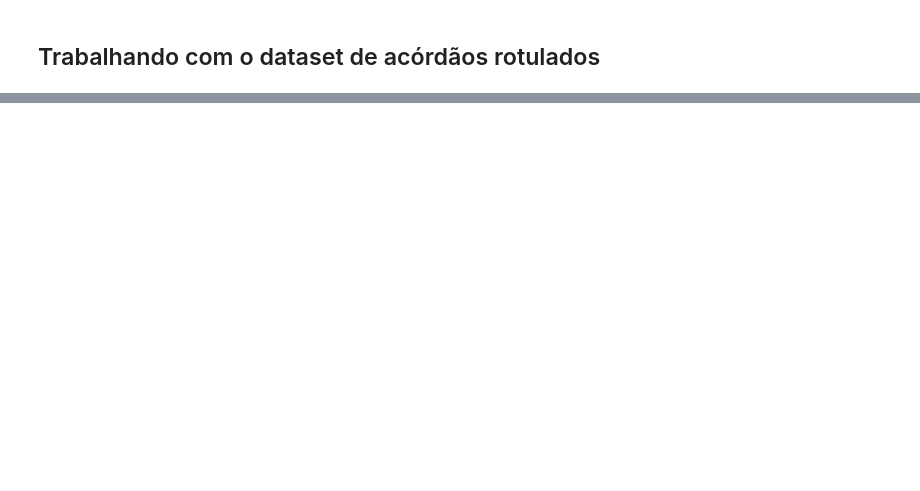
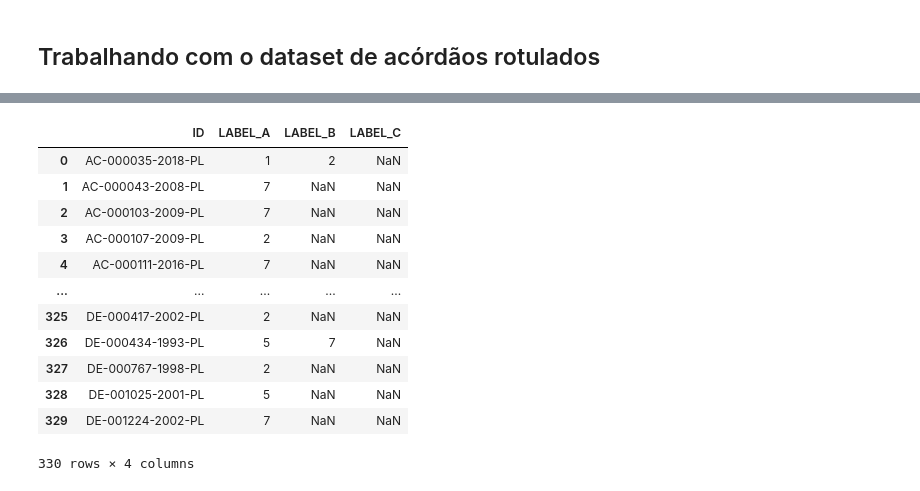
Before and after one commit to wmodanez/acordaos, a Jupyter notebook: 01 - Create dataset.ipynb, the cells around one changed output, grey strips where cells are left out. Cells and saved outputs as stored; diff of their text form; code cells hidden in the pictures; blank space fills up the shorter version.

Commit message:
Novo notebook contendo a base de dados importada da Fernanda

```diff
--- a/01 - Create dataset.ipynb
+++ b/01 - Create dataset.ipynb
@@ -296,0 +169,3 @@ Duration: 0:00:22.172912
+# %%
+df_rotulados = pd.read_csv('dados/AC_CLASS_IMPORT.csv', sep=';', encoding='iso-8859-1')
+df_rotulados.info()
@@ -296,0 +184,14 @@ Duration: 0:00:22.172912
+# %%
+df_rotulados.rename(columns={'NUMACORDAO': 'ID'}, inplace=True)
+
+df_rotulados.fillna(0, inplace=True)
+
+df_rotulados.LABEL_A = df_rotulados.LABEL_A.astype(str)
+
+df_rotulados.LABEL_B = df_rotulados.LABEL_B.astype(int).astype(str)
+df_rotulados.loc[df_rotulados.LABEL_B == '0', 'LABEL_B'] = np.NaN
+
+df_rotulados.LABEL_C = df_rotulados.LABEL_C.astype(int).astype(str)
+df_rotulados.loc[df_rotulados.LABEL_C == '0', 'LABEL_C'] = np.NaN
+
+df_rotulados.info()
@@ -296,0 +210,16 @@ Duration: 0:00:22.172912
+# %%
+df_rotulados
+# %% [output]
+|  | ID | LABEL_A | LABEL_B | LABEL_C |
+| 0 | AC-000035-2018-PL | 1 | 2 | NaN |
+| 1 | AC-000043-2008-PL | 7 | NaN | NaN |
+| 2 | AC-000103-2009-PL | 7 | NaN | NaN |
+| 3 | AC-000107-2009-PL | 2 | NaN | NaN |
+| 4 | AC-000111-2016-PL | 7 | NaN | NaN |
+| ... | ... | ... | ... | ... |
+| 325 | DE-000417-2002-PL | 2 | NaN | NaN |
+| 326 | DE-000434-1993-PL | 5 | 7 | NaN |
+| 327 | DE-000767-1998-PL | 2 | NaN | NaN |
+| 328 | DE-001025-2001-PL | 5 | NaN | NaN |
+| 329 | DE-001224-2002-PL | 7 | NaN | NaN |
+330 rows × 4 columns
```
Also changed, not shown: parts of 55 cells of this notebook.
